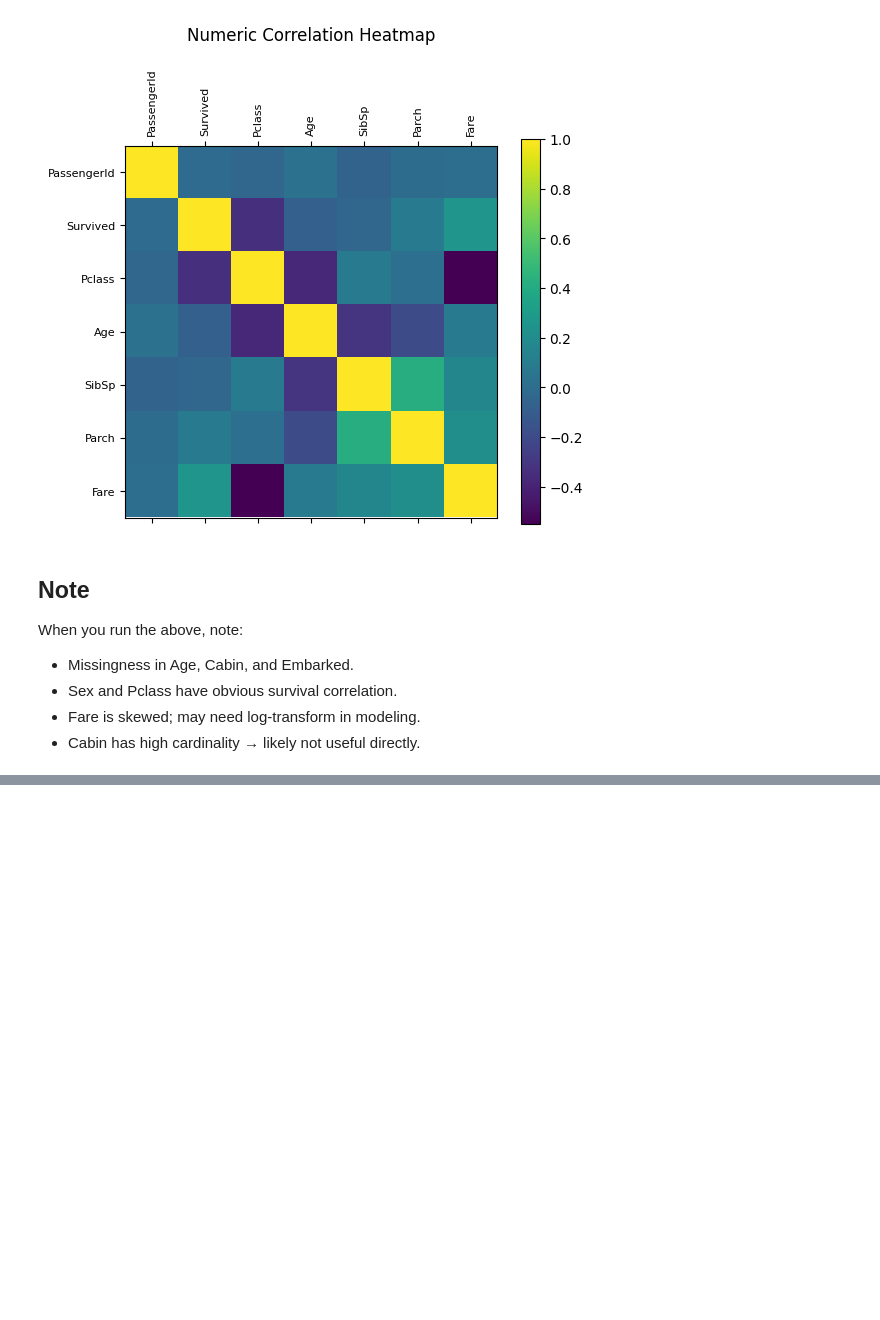
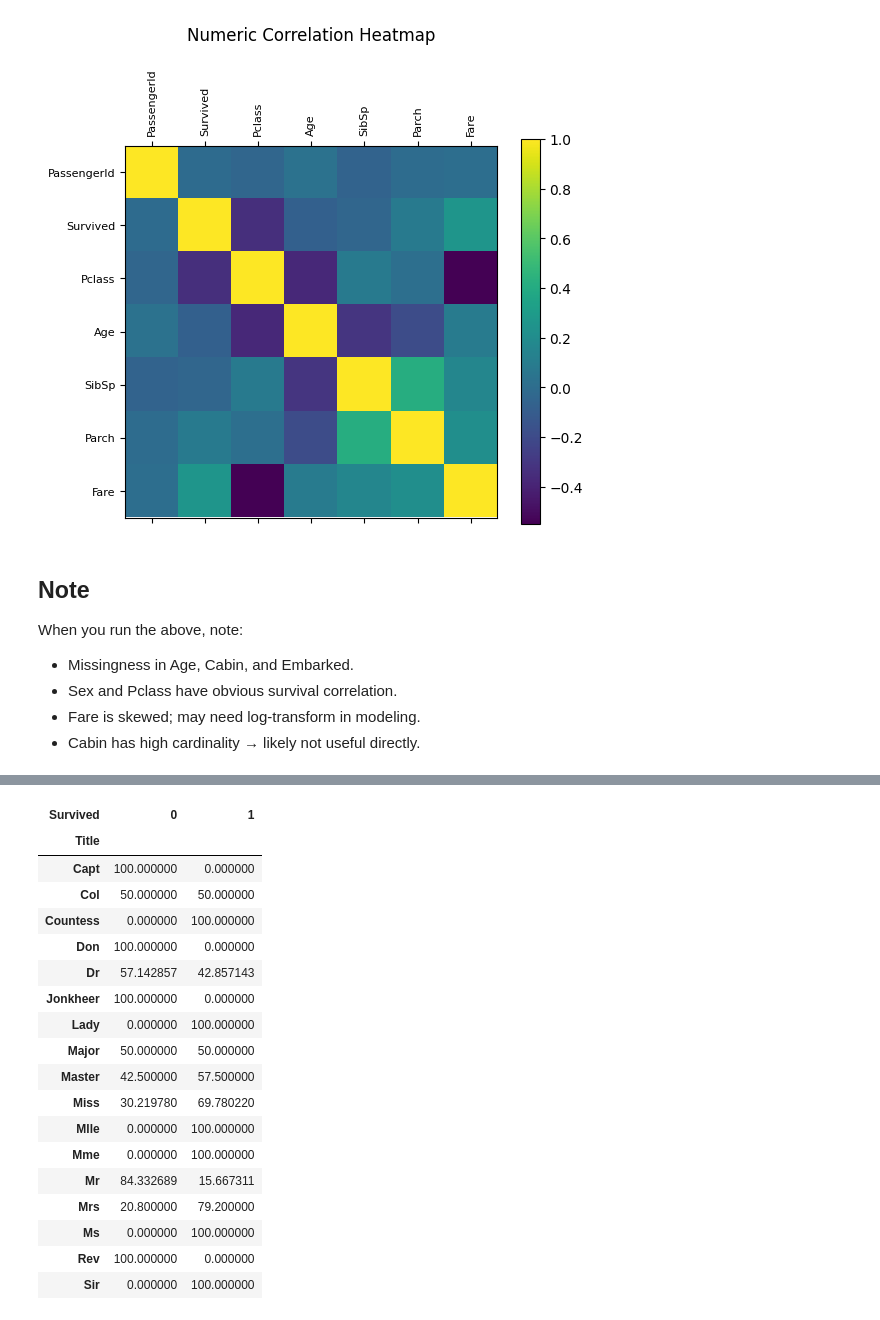
Before and after one commit to acodeforone/22projects, a Jupyter notebook: 00_EDA_01_Titanic.ipynb, the cells around one changed output, grey strips where cells are left out. Cells and saved outputs as stored; diff of their text form; code cells hidden in the pictures; blank space fills up the shorter version.

```diff
--- a/00_EDA_01_Titanic.ipynb
+++ b/00_EDA_01_Titanic.ipynb
@@ -140,0 +190,3 @@ When you run the above, note:
+# %%
+df['FamilySize'] = df['SibSp'] + df['Parch'] + 1
+pd.crosstab(df['FamilySize'], df['Survived'], normalize='index') * 100
@@ -140,0 +205,23 @@ When you run the above, note:
+# %%
+df['Title'] = df['Name'].str.extract(' ([A-Za-z]+)\.', expand=False)
+pd.crosstab(df['Title'], df['Survived'], normalize='index') * 100
+# %% [output]
+| Survived | 0 | 1 |
+| Title |  |  |
+| Capt | 100.000000 | 0.000000 |
+| Col | 50.000000 | 50.000000 |
+| Countess | 0.000000 | 100.000000 |
+| Don | 100.000000 | 0.000000 |
+| Dr | 57.142857 | 42.857143 |
+| Jonkheer | 100.000000 | 0.000000 |
+| Lady | 0.000000 | 100.000000 |
+| Major | 50.000000 | 50.000000 |
+| Master | 42.500000 | 57.500000 |
+| Miss | 30.219780 | 69.780220 |
+| Mlle | 0.000000 | 100.000000 |
+| Mme | 0.000000 | 100.000000 |
+| Mr | 84.332689 | 15.667311 |
+| Mrs | 20.800000 | 79.200000 |
+| Ms | 0.000000 | 100.000000 |
+| Rev | 100.000000 | 0.000000 |
+| Sir | 0.000000 | 100.000000 |
```
Also changed, not shown: parts of 10 cells of this notebook.
